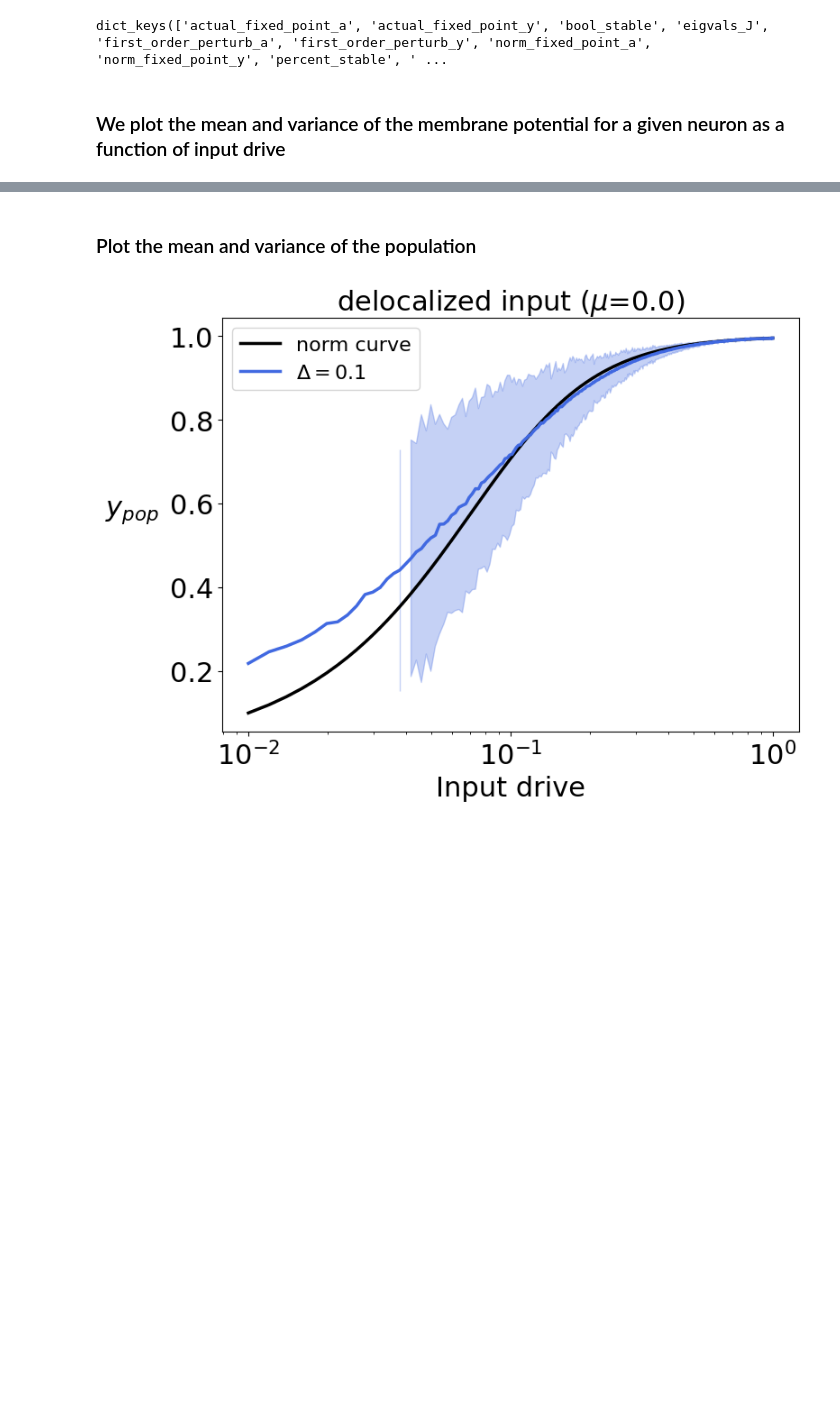
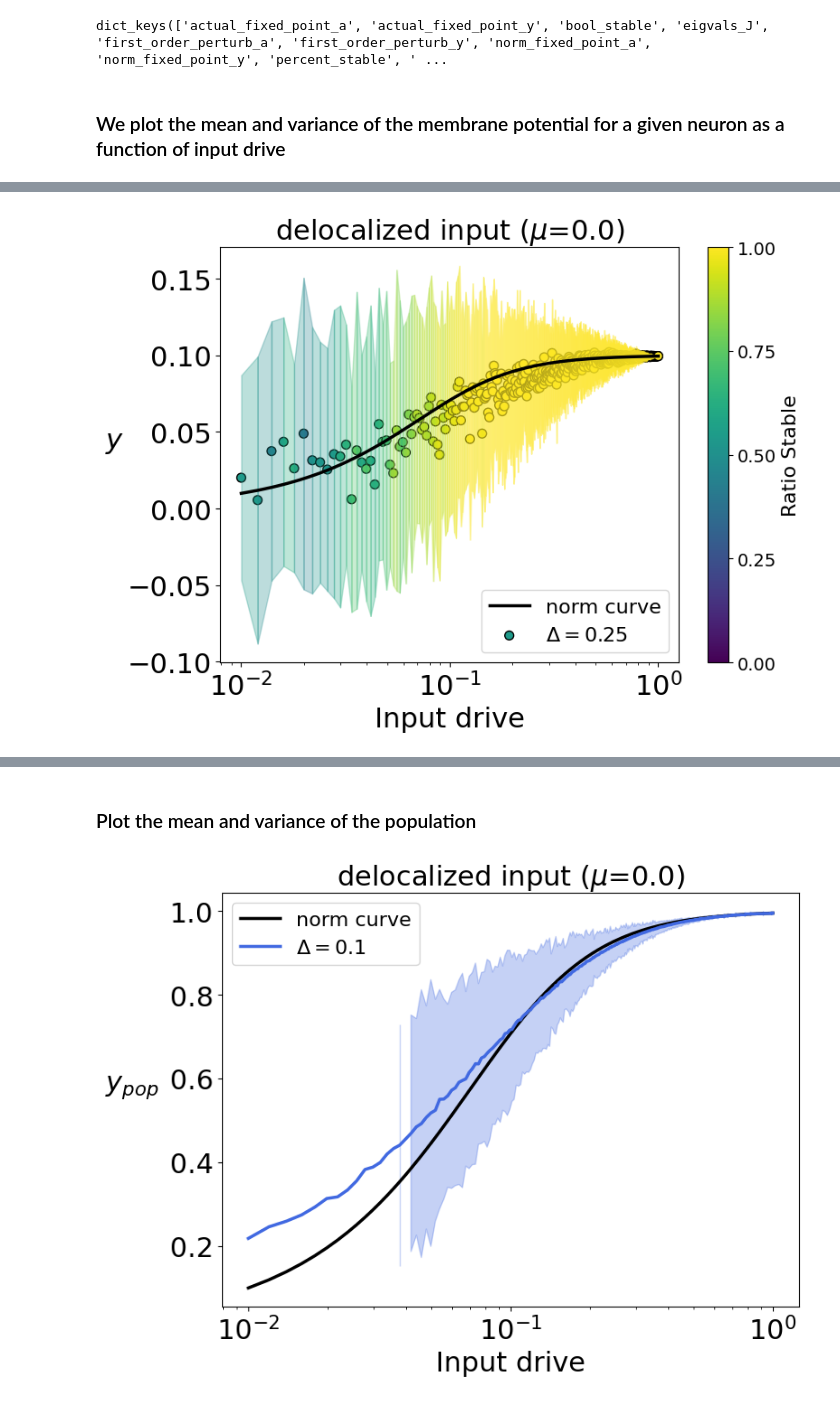
Before and after one commit to shivangrawat/perturbed_organics, a Jupyter notebook: examples/plot_lines_delocalized.ipynb, the cells around one changed output, grey strips where cells are left out. Drawn from its saved outputs; the diff is of its cells as text; code cells hidden in the pictures; blank space fills up the shorter version.

```diff
--- a/examples/plot_lines_delocalized.ipynb
+++ b/examples/plot_lines_delocalized.ipynb
@@ -174,0 +145,66 @@ plt.show()
+# %%
+plt.figure(figsize=(8, 6))
+
+# Use plasma colormap and normalize ratio_stable between 0 and 1
+cmap = plt.cm.viridis
+norm = plt.Normalize(vmin=0, vmax=1)
+
+# Get all the delta values and sort them (assuming they are numeric)
+# delta_keys = sorted(actual_fp_y_dict.keys())
+delta_keys = [0.25]
+min_delta = min(delta_keys)
+max_delta = max(delta_keys)
+
+# plot the norm curve
+plot = plt.plot(input_range, norm_sol_idx, label=f"norm curve", color='black', linewidth=2.5)
+
+for i, delta_val in enumerate(delta_keys):
+    actual_fp_y = actual_fp_y_dict[delta_val]
+
+    y_val = actual_fp_y[:, :, :, idx]
+
+    # Calculate the mean and standard deviation along the 3rd dimension
+    y_val_mean = torch.nanmean(y_val, dim=2)
+    y_val_std = utils.nanstd(y_val, dim=2)
+
+    # Calculate the percentage of stable points for each input drive
+    ratio_stable = torch.sum(~torch.isnan(y_val), dim=2) / num_trials
+
+    # Convert tensors to numpy arrays (if on GPU, first move them to CPU)
+    x = np.array(input_range)
+    y_mean = y_val_mean[0, :].cpu().numpy()
+    y_std = y_val_std[0, :].cpu().numpy()
+    r_stable = ratio_stable[0, :].cpu().numpy()
+
+    # Scatter plot: each point’s color is determined by its corresponding ratio_stable value.
+    # Removed edgecolor to prevent overlapping borders from darkening the color.
+    sc = plt.scatter(x, y_mean, c=r_stable, cmap=cmap, norm=norm, s=50,
+                     label=f"$\\Delta = {delta_val}$", edgecolors='k')
+
+    # For the envelope, loop over consecutive pairs of points to fill between the mean ± std
+    for j in range(len(x) - 1):
+        seg_x = x[j:j+2]
+        seg_y_lower = y_mean[j:j+2] - y_std[j:j+2]
+        seg_y_upper = y_mean[j:j+2] + y_std[j:j+2]
+        avg_ratio = np.mean(r_stable[j:j+2])
+        seg_color = cmap(norm(avg_ratio))
+        plt.fill_between(seg_x, seg_y_lower, seg_y_upper, color=seg_color, alpha=0.3)
+
+# Add a colorbar for the scatter plot (showing ratio_stable from 0 to 1)
+cbar = plt.colorbar(sc, ticks=np.linspace(0, 1, 5))
+cbar.set_label("Ratio Stable", fontsize=16)
+cbar.ax.tick_params(labelsize=14)
+
+plt.xlabel('Input drive', fontsize=22)
+plt.ylabel(r"$y$", fontsize=22, rotation=0, labelpad=10)
+plt.title(f"{input_type} input ($\\mu$={mu})", fontsize=22)
+plt.xscale('log')
+plt.legend(fontsize=16, loc='lower right')
+plt.xticks(fontsize=22)
+plt.yticks(fontsize=22)
+plt.tight_layout()
+plt.savefig(f'../figures/fig2/fig2_{input_type}_{delta_val}.png', bbox_inches='tight')
+plt.savefig(f'../figures/fig2/fig2_{input_type}_{delta_val}.svg', format='svg', bbox_inches='tight', dpi=300)
+plt.show()
+# %% [output]
+[figure, added]
```
Also changed, not shown: parts of 11 cells of this notebook, 2 other files.
